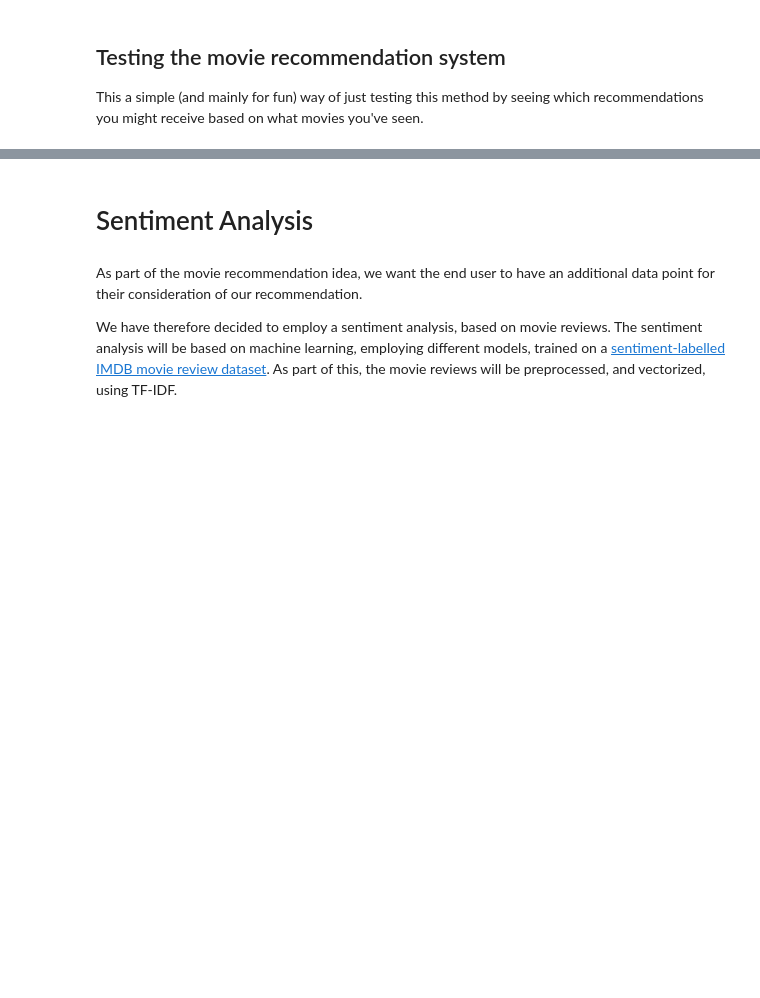
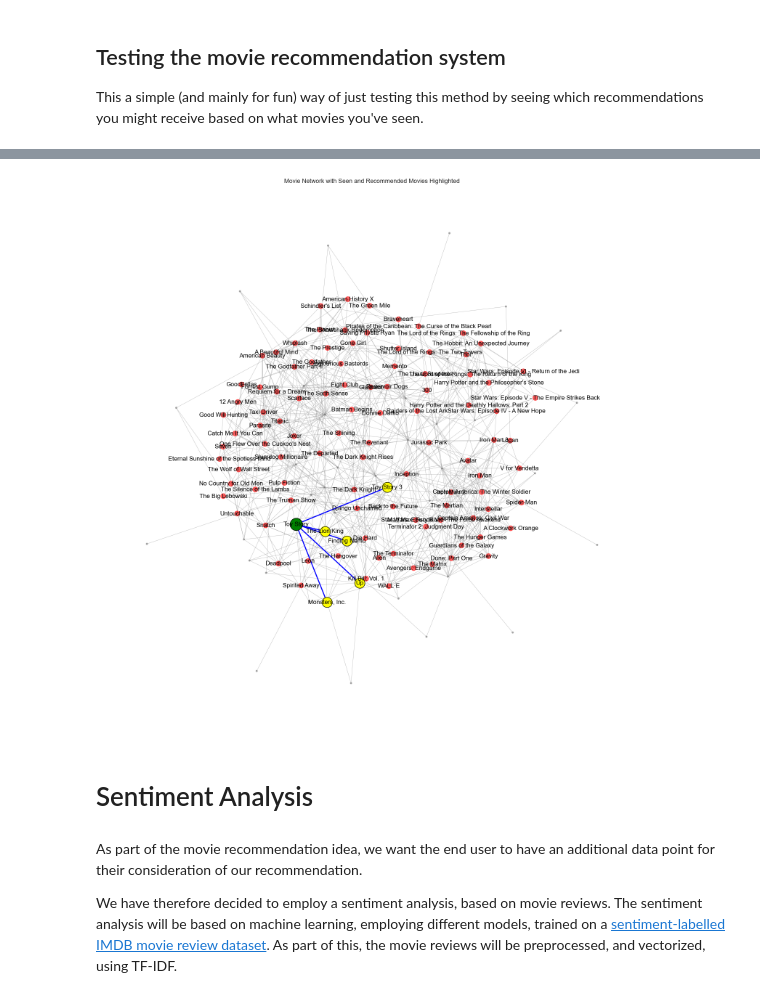
Before and after one commit to JasonMerit/ComputationalTools, a Jupyter notebook: Project/Combined_notebook.ipynb, the cells around one changed output, grey strips where cells are left out. Saved outputs shown, nothing was run; the diff lists cells and outputs as text; code cells hidden in the pictures; blank space fills up the shorter version.

```diff
--- a/Project/Combined_notebook.ipynb
+++ b/Project/Combined_notebook.ipynb
@@ -545,3 +974,9 @@ Based on the movie: The Break Up Man, we recommend the following:
+# %%
+    # Display the Network graph where the seen movie is highlighted green
+    # and recommended movies yellow and their paths
+    plot_graph_n_recommended(graph, recommended_movies, movie_seen)
+# %% [output]
+[figure, added]
 # %% [markdown]
 # Sentiment Analysis
 # %% [markdown]
```
Also changed, not shown: parts of 32 cells of this notebook, 4 other files.
